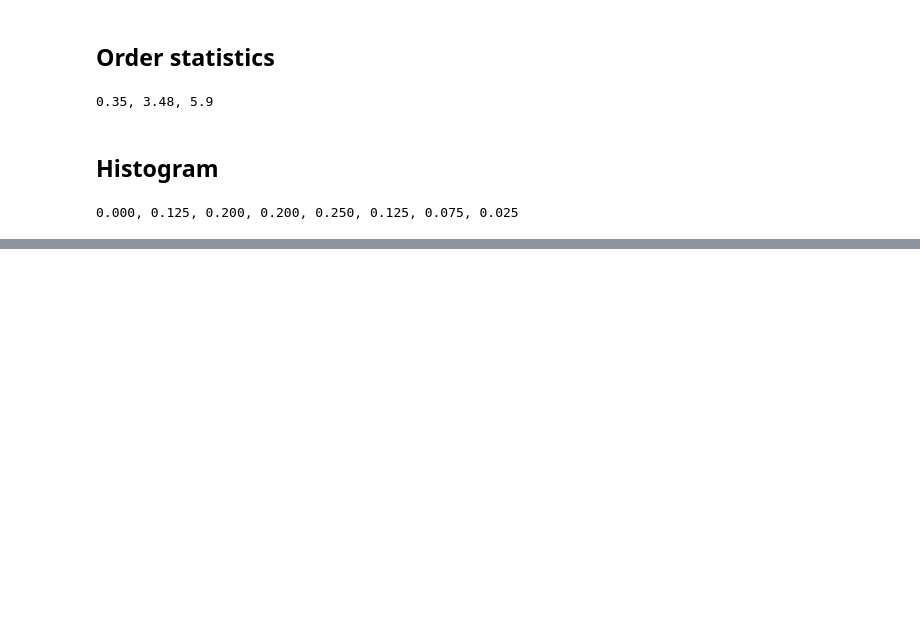
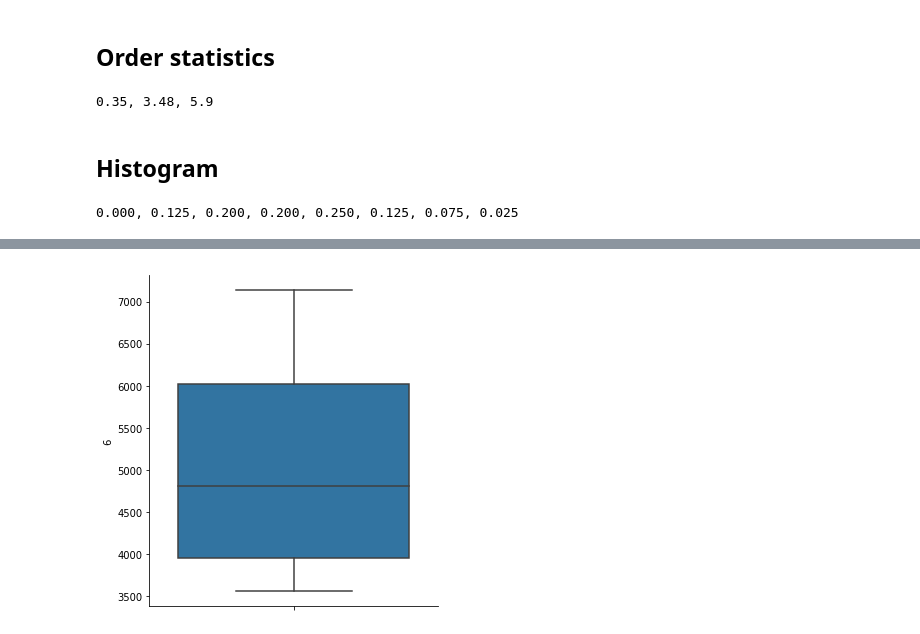
Before and after one commit to denklewer/stepik-statistics, a Jupyter notebook: descriptive_statistics.ipynb, the cells around one changed output, grey strips where cells are left out. Saved outputs shown, nothing was run; the diff lists cells and outputs as text; code cells hidden in the pictures; blank space fills up the shorter version.

```diff
--- a/descriptive_statistics.ipynb
+++ b/descriptive_statistics.ipynb
@@ -20,0 +123,5 @@ print(', '.join(formattedList))
+# %%
+sns.catplot(y="6",
+            kind="box", dodge=False, data=df2);
+# %% [output]
+[figure, added]
```
Also changed, not shown: parts of 46 cells of this notebook, 3 other files.
